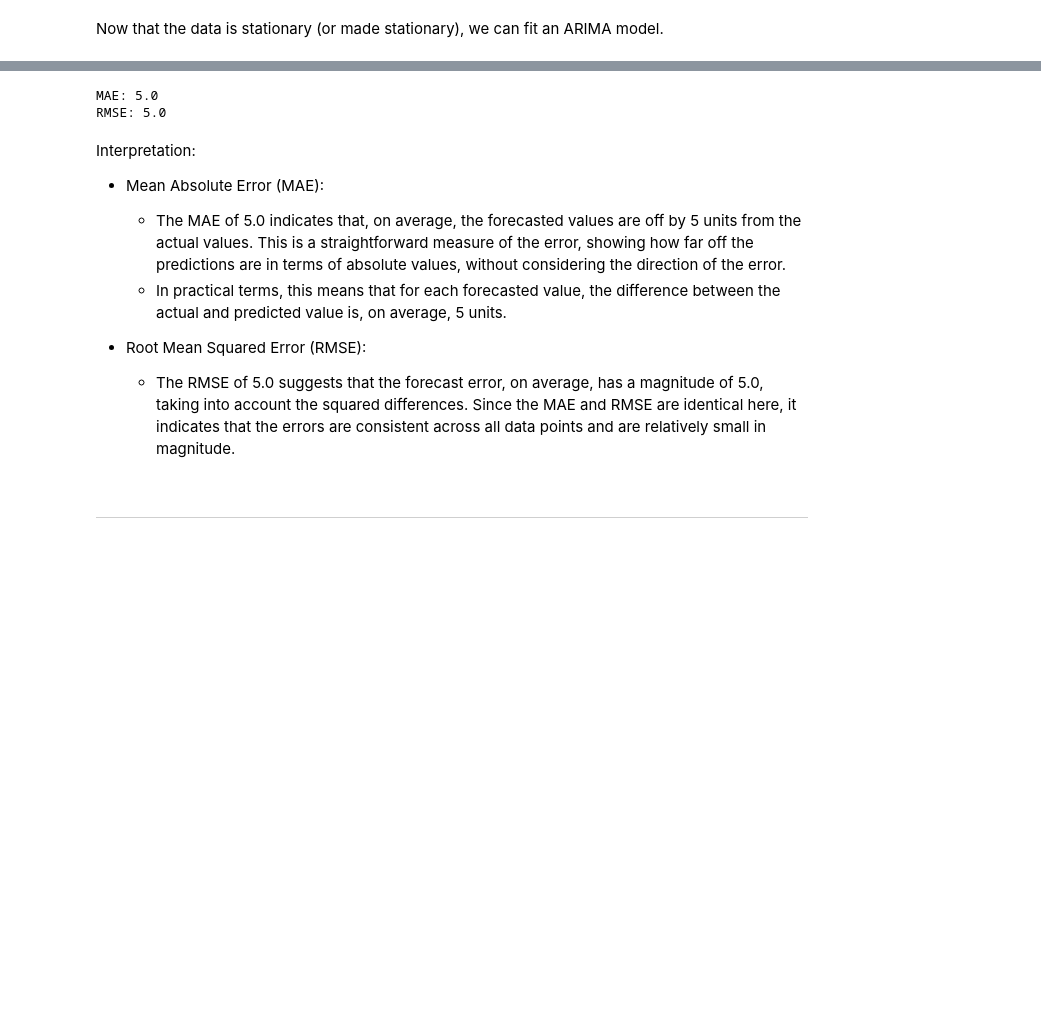
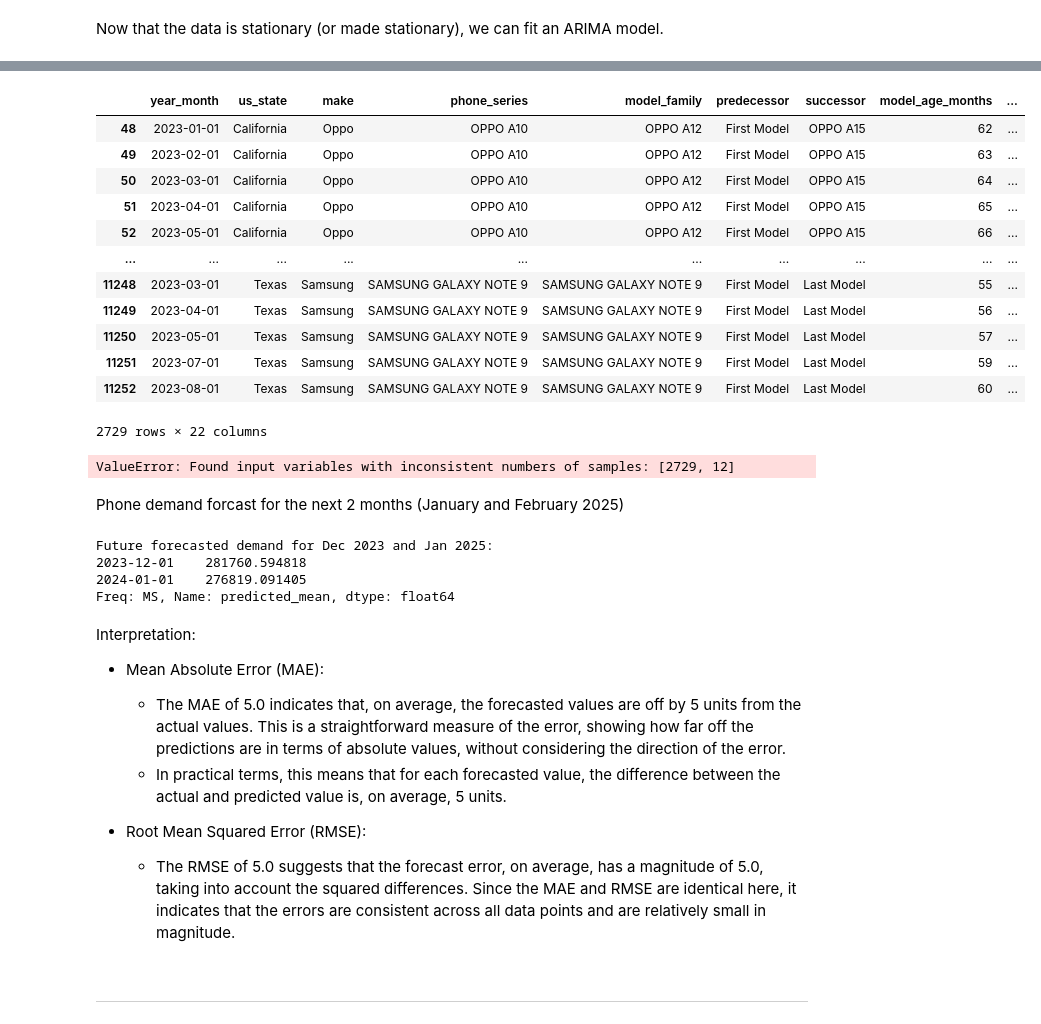
Before and after one commit to ChinSekYi/demand-forcasting-for-phone-devices, a Jupyter notebook: MODEL_TRAINING.ipynb, the cells around one changed output, grey strips where cells are left out. Cells and saved outputs as stored; diff of their text form; code cells hidden in the pictures; blank space fills up the shorter version.

```diff
--- a/MODEL_TRAINING.ipynb
+++ b/MODEL_TRAINING.ipynb
@@ -60,8 +60,8 @@ X_train.head()
 Data preparation
 # %%
 # Split the data into training and test sets
-train_data = df[df['year_month'] < '2024-01-01']  # Data up to December 2023
-test_data = df[df['year_month'] >= '2024-01-01']  # Data from January 2024 onwards
+train_data = df[df['year_month'] < '2023-01-01']  # Data up to January 2023
+test_data = df[df['year_month'] >= '2023-01-01']  # Data from January 2023 onwards
 # %%
 train_data.head()
 # %% [output]
@@ -175,11 +176,24 @@ plt.show()
+# %%
+test_data
+# %% [output]
+|  | year_month | us_state | make | phone_series | model_family | predecessor | successor | model_age_months | ... |
+| 48 | 2023-01-01 | California | Oppo | OPPO A10 | OPPO A12 | First Model | OPPO A15 | 62 | ... |
+| 49 | 2023-02-01 | California | Oppo | OPPO A10 | OPPO A12 | First Model | OPPO A15 | 63 | ... |
+| 50 | 2023-03-01 | California | Oppo | OPPO A10 | OPPO A12 | First Model | OPPO A15 | 64 | ... |
+| 51 | 2023-04-01 | California | Oppo | OPPO A10 | OPPO A12 | First Model | OPPO A15 | 65 | ... |
+| 52 | 2023-05-01 | California | Oppo | OPPO A10 | OPPO A12 | First Model | OPPO A15 | 66 | ... |
+| ... | ... | ... | ... | ... | ... | ... | ... | ... | ... |
+| 11248 | 2023-03-01 | Texas | Samsung | SAMSUNG GALAXY NOTE 9 | SAMSUNG GALAXY NOTE 9 | First Model | Last Model | 55 | ... |
+| 11249 | 2023-04-01 | Texas | Samsung | SAMSUNG GALAXY NOTE 9 | SAMSUNG GALAXY NOTE 9 | First Model | Last Model | 56 | ... |
+| 11250 | 2023-05-01 | Texas | Samsung | SAMSUNG GALAXY NOTE 9 | SAMSUNG GALAXY NOTE 9 | First Model | Last Model | 57 | ... |
+| 11251 | 2023-07-01 | Texas | Samsung | SAMSUNG GALAXY NOTE 9 | SAMSUNG GALAXY NOTE 9 | First Model | Last Model | 59 | ... |
+| 11252 | 2023-08-01 | Texas | Samsung | SAMSUNG GALAXY NOTE 9 | SAMSUNG GALAXY NOTE 9 | First Model | Last Model | 60 | ... |
+2729 rows × 22 columns
 # %%
 from sklearn.metrics import mean_absolute_error, mean_squared_error
 import numpy as np
 
-# Assuming `test_data` is the actual data for the forecast period and `forecast` is the predicted values
-# For example:
-test_data = [210, 220]  # Replace with your actual test data
-forecast = [215, 225]  # Replace with the forecasted values from your ARIMA model
+#forecast = [215, 225]  # Replace with the forecasted values from your ARIMA model
 
 # Calculate Mean Absolute Error (MAE)
 mae = mean_absolute_error(test_data, forecast)
@@ -191,8 +205,17 @@ rmse = np.sqrt(mean_squared_error(test_data, forecast))
 print(f'MAE: {mae}')
 print(f'RMSE: {rmse}')
 # %% [output]
-MAE: 5.0
-RMSE: 5.0
+ValueError: Found input variables with inconsistent numbers of samples: [2729, 12]
+# %% [markdown]
+Phone demand forcast for the next 2 months (January and February 2025)
+# %%
+future_forecast = model_fit.forecast(steps=2)
+print(f"Future forecasted demand for Dec 2023 and Jan 2025: \n{future_forecast}")
+# %% [output]
+Future forecasted demand for Dec 2023 and Jan 2025:
+2023-12-01    281760.594818
+2024-01-01    276819.091405
+Freq: MS, Name: predicted_mean, dtype: float64
 # %% [markdown]
 Interpretation:
 - Mean Absolute Error (MAE):
```
Also changed, not shown: parts of 20 cells of this notebook, 4 other files.
